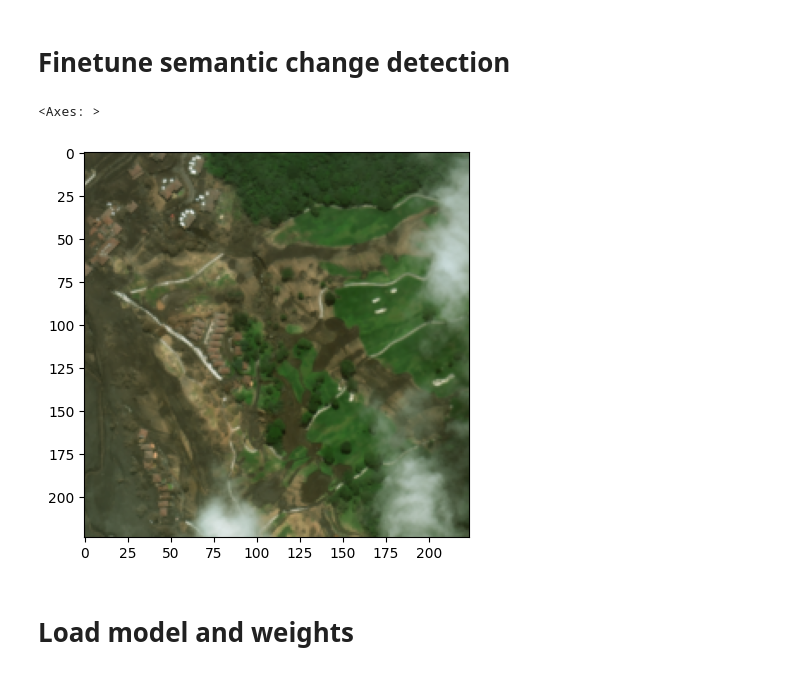
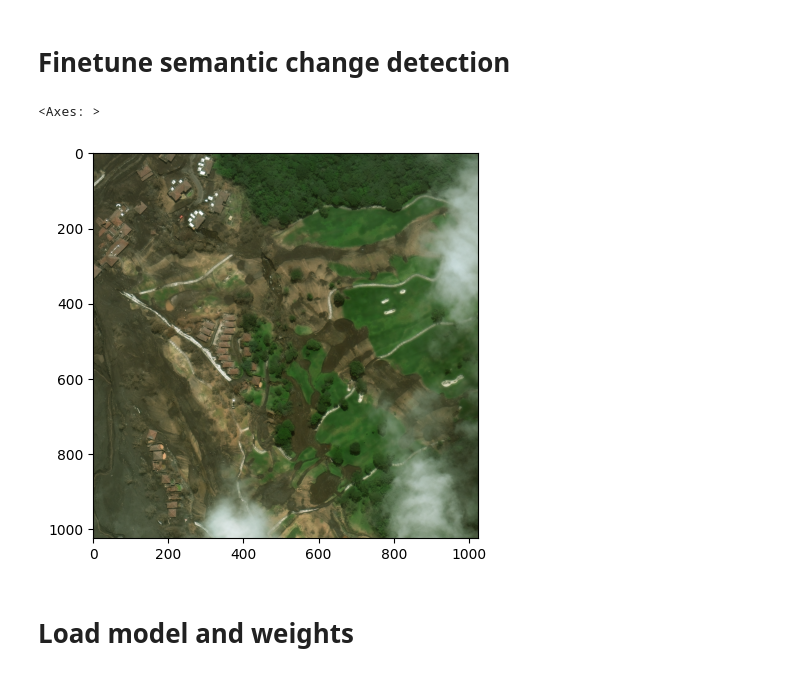
Before and after one commit to mikeskaug/prithvi-change-detection, a Jupyter notebook: exploration.ipynb, the cells around one changed output. Saved outputs shown, nothing was run; the diff lists cells and outputs as text; code cells hidden in the pictures.

```diff
--- a/exploration.ipynb
+++ b/exploration.ipynb
@@ -41,11 +41,11 @@ def display_raster(raster):
 # %%
 test_path = 'data/geotiffs/hold/images/guatemala-volcano_00000004_post_disaster.tif'
 
-img, src = load_raster(test_path, out_size=224)
+img, src = load_raster(test_path, out_size=None)
 display_raster(rearrange(img, 'c h w -> h w c'))
 # %% [output]
 <Axes: >
-[figure, old version]
+[figure, new version]
 # %% [markdown]
 # Load model and weights
 # %%
```
Also changed, not shown: parts of 4 cells of this notebook, 1 other file.
